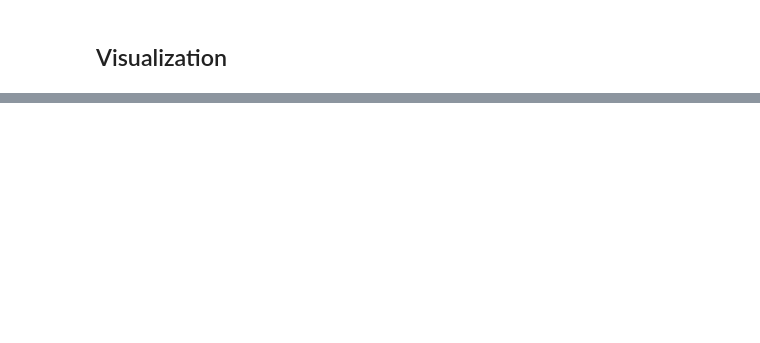
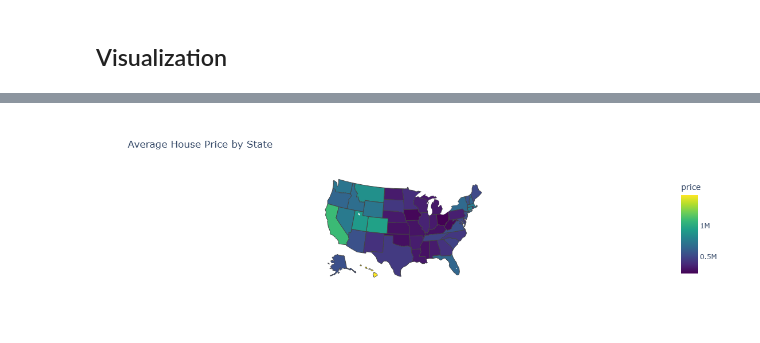
Before and after one commit to Moudrin/Python, a Jupyter notebook: Real Estate Price Prediction(USA).ipynb, the cells around one changed output, grey strips where cells are left out. Cells and saved outputs as stored; diff of their text form; code cells hidden in the pictures; blank space fills up the shorter version.

```diff
--- a/Real Estate Price Prediction(USA).ipynb
+++ b/Real Estate Price Prediction(USA).ipynb
@@ -279,0 +269,24 @@ plt.show()
+# %%
+us_state_abbrev = {
+    'Alabama': 'AL', 'Alaska': 'AK', 'Arizona': 'AZ', 'Arkansas': 'AR',
+    'California': 'CA', 'Colorado': 'CO', 'Connecticut': 'CT', 'Delaware': 'DE',
+    'Florida': 'FL', 'Georgia': 'GA', 'Hawaii': 'HI', 'Idaho': 'ID',
+    'Illinois': 'IL', 'Indiana': 'IN', 'Iowa': 'IA', 'Kansas': 'KS',
+    'Kentucky': 'KY', 'Louisiana': 'LA', 'Maine': 'ME', 'Maryland': 'MD',
+    'Massachusetts': 'MA', 'Michigan': 'MI', 'Minnesota': 'MN', 'Mississippi': 'MS',
+    'Missouri': 'MO', 'Montana': 'MT', 'Nebraska': 'NE', 'Nevada': 'NV',
+    'New Hampshire': 'NH', 'New Jersey': 'NJ', 'New Mexico': 'NM', 'New York': 'NY',
+    'North Carolina': 'NC', 'North Dakota': 'ND', 'Ohio': 'OH', 'Oklahoma': 'OK',
+    'Oregon': 'OR', 'Pennsylvania': 'PA', 'Rhode Island': 'RI', 'South Carolina': 'SC',
+    'South Dakota': 'SD', 'Tennessee': 'TN', 'Texas': 'TX', 'Utah': 'UT',
+    'Vermont': 'VT', 'Virginia': 'VA', 'Washington': 'WA', 'West Virginia': 'WV',
+    'Wisconsin': 'WI', 'Wyoming': 'WY'
+}
+
+# Replace full state names with abbreviations
+dff_eda['state'] = dff_eda['state'].map(us_state_abbrev)
+
+
+# Check if any rows were not mapped (became NaN)
+unmapped_states = dff_eda[dff_eda['state'].isna()]
+print(unmapped_states[['state']])
@@ -279,0 +308,19 @@ plt.show()
+# %%
+
+
+# Group by state to get average price
+state_avg_price = dff_eda.groupby('state', as_index=False)['price'].mean()
+
+fig = px.choropleth(
+    state_avg_price,
+    locations='state',
+    locationmode="USA-states",
+    color='price',
+    color_continuous_scale="Viridis",
+    scope="usa",
+    title="Average House Price by State"
+)
+
+fig.show()
+# %% [output]
+[figure, added]
```
Also changed, not shown: parts of 15 cells of this notebook.
